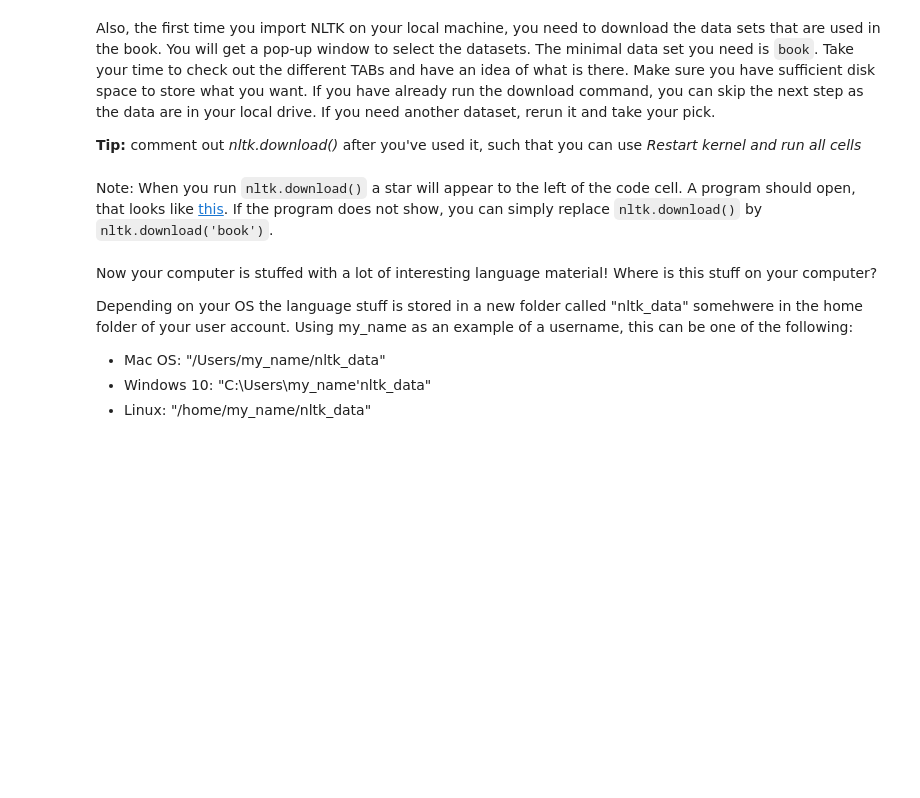
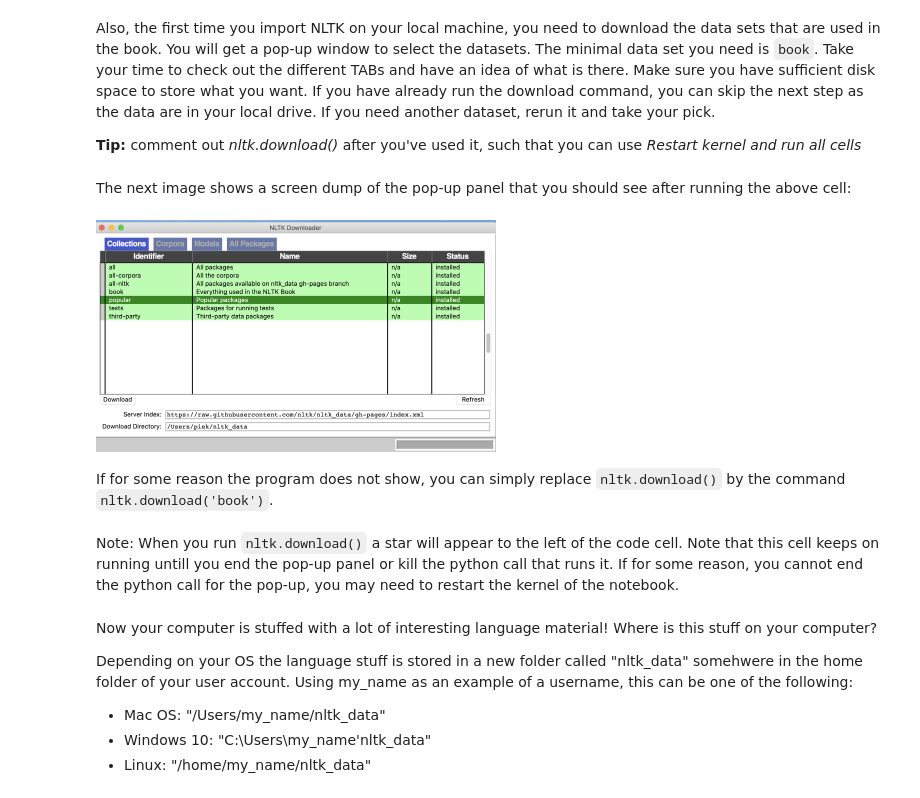
Before and after one commit to cltl/ma-hlt-labs, a Jupyter notebook: lab1.toolkits/Lab1.2-introduction-to-NLTK.ipynb, the cells around one changed output. Drawn from its saved outputs; the diff is of its cells as text; code cells hidden in the pictures; blank space fills up the shorter version.

```diff
--- a/lab1.toolkits/Lab1.2-introduction-to-NLTK.ipynb
+++ b/lab1.toolkits/Lab1.2-introduction-to-NLTK.ipynb
@@ -88,5 +88,13 @@ Also, the first time you import NLTK on your local machine, you need to download
-# %% [markdown]
-Note: When you run `nltk.download()` a star will appear to the left of the code cell. A program should open, that looks like [this](https://i.stack.imgur.com/hw89E.jpg). If the program does not show, you can simply replace `nltk.download()` by `nltk.download('book')`.
+# %% [markdown]
+The next image shows a screen dump of the pop-up panel that you should see after running the above cell:
+# %%
+Image(filename = "img/nltk.download.png", width=400, height=400)
+# %% [output]
+[figure, added]
+# %% [markdown]
+If for some reason the program does not show, you can simply replace `nltk.download()` by the command `nltk.download('book')`.
+# %% [markdown]
+Note: When you run `nltk.download()` a star will appear to the left of the code cell. Note that this cell keeps on running untill you end the pop-up panel or kill the python call that runs it. If for some reason, you cannot end the python call for the pop-up, you may need to restart the kernel of the notebook.
 # %% [markdown]
 Now your computer is stuffed with a lot of interesting language material!
 Where is this stuff on your computer?
```
Also changed, not shown: parts of 38 cells of this notebook, 3 other files.
